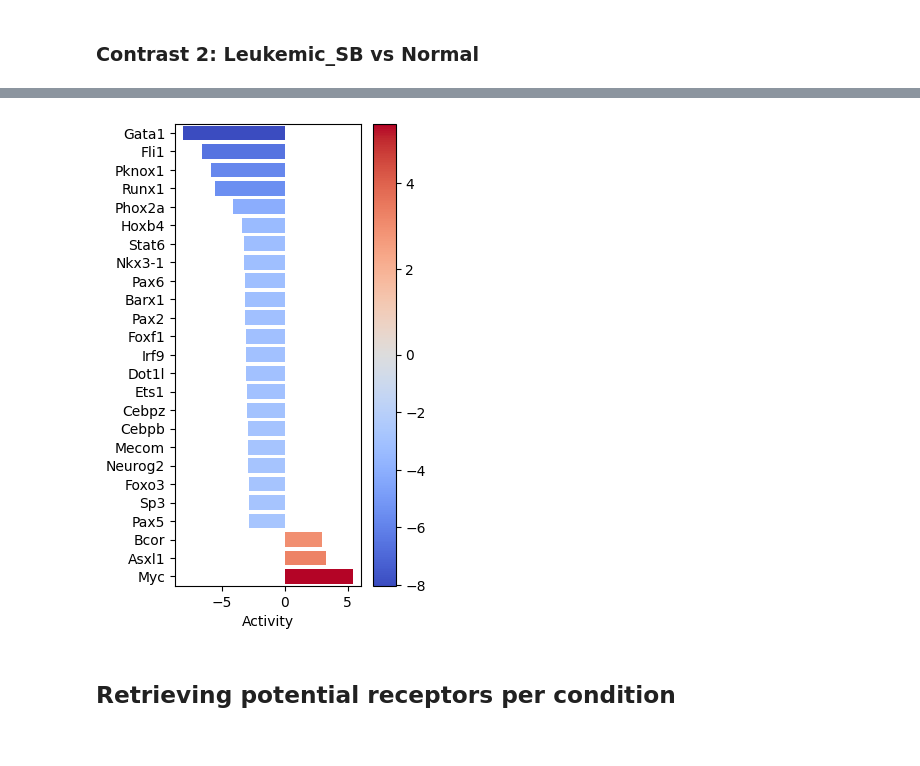
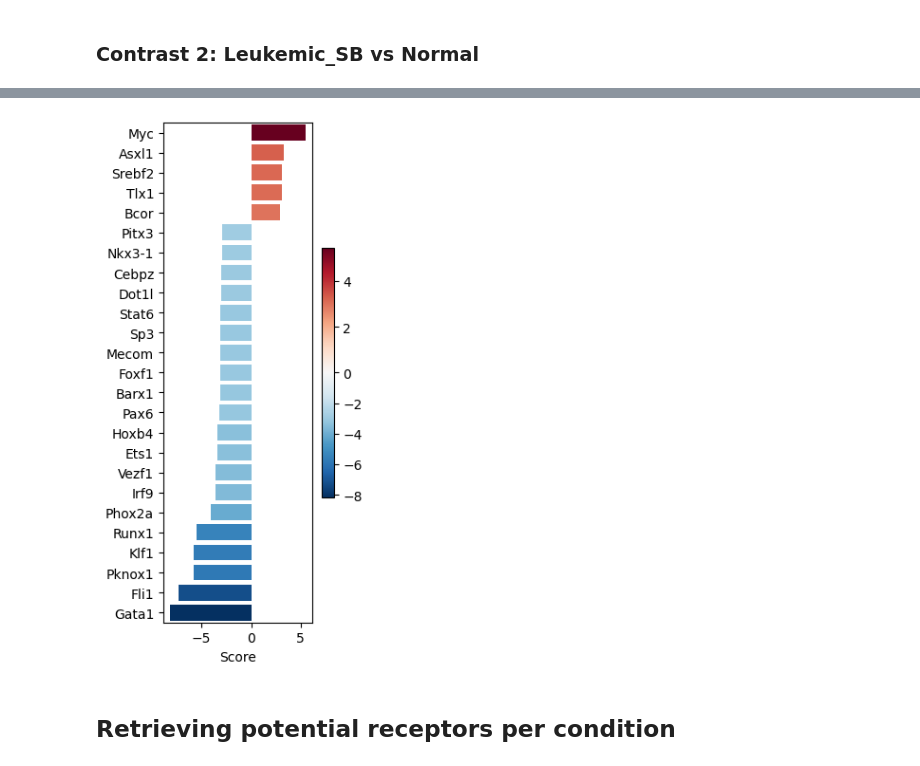
Before and after one commit to saezlab/corneto, a Jupyter notebook: docs/tutorials/contrib/multi_condition_tutorial/multi_condition_carnival.ipynb, the cells around one changed output, grey strips where cells are left out. Drawn from its saved outputs; the diff is of its cells as text; code cells hidden in the pictures.

```diff
--- a/docs/tutorials/contrib/multi_condition_tutorial/multi_condition_carnival.ipynb
+++ b/docs/tutorials/contrib/multi_condition_tutorial/multi_condition_carnival.ipynb
@@ -198,7 +202,7 @@ results_df1.sort_values(by="padj", ascending=True, inplace=False).head()
 ### Contrast 2: Leukemic_SB vs Normal
 # %%
 # Obtain genes that pass the thresholds
-genes2 = dc.filter_by_expr(
+dc.pp.filter_by_expr(
     adata2,
     group="condition",
     min_count=10,
@@ -206,9 +210,6 @@ genes2 = dc.filter_by_expr(
     large_n=10,
     min_prop=0.8,
 )
-
-# Filter by these genes
-adata2 = adata2[:, genes2].copy()
 adata2
 # %% [output]
 AnnData object with n_obs × n_vars = 46 × 13404
@@ -283,6 +284,6 @@ results_df2.sort_values(by="padj", ascending=True, inplace=False).head()
 ## Prior knowledge with Decoupler and Omnipath
 # %%
 # Retrieve CollecTRI gene regulatory network (through Omnipath)
-collectri = dc.get_collectri(organism="mouse", split_complexes=False)
+collectri = dc.op.collectri(organism="mouse")
 collectri.head()
 # %% [output]
@@ -305,5 +306,5 @@ mat1
 1 rows × 13585 columns
 # %%
-tf_acts1, tf_pvals1 = dc.run_ulm(mat=mat1, net=collectri, verbose=True)
+tf_acts1, tf_pvals1 = dc.mt.ulm(data=mat1, net=collectri, verbose=True)
 tf_acts1
 # %% [output]
@@ -332,5 +337,5 @@ mat2
 1 rows × 13404 columns
 # %%
-tf_acts2, tf_pvals2 = dc.run_ulm(mat=mat2, net=collectri, verbose=True)
+tf_acts2, tf_pvals2 = dc.mt.ulm(data=mat2, net=collectri, verbose=True)
 tf_acts2
 # %% [output]
@@ -341,13 +351,12 @@ Running ulm on mat with 1 samples and 13404 targets for 571 sources.
 # %%
-dc.plot_barplot(
-    acts=tf_acts2,
-    contrast="Leukemic_SB.vs.Normal",
+dc.pl.barplot(
+    data=tf_acts2,
+    name="Leukemic_SB.vs.Normal",
     top=25,
-    vertical=True,
     figsize=(3, 6),
 )
 # %% [output]
-[figure, old version]
+[figure, new version]
 # %% [markdown]
 ## Retrieving potential receptors per condition
 # %%
```
Also changed, not shown: parts of 39 cells of this notebook, 23 other files.
